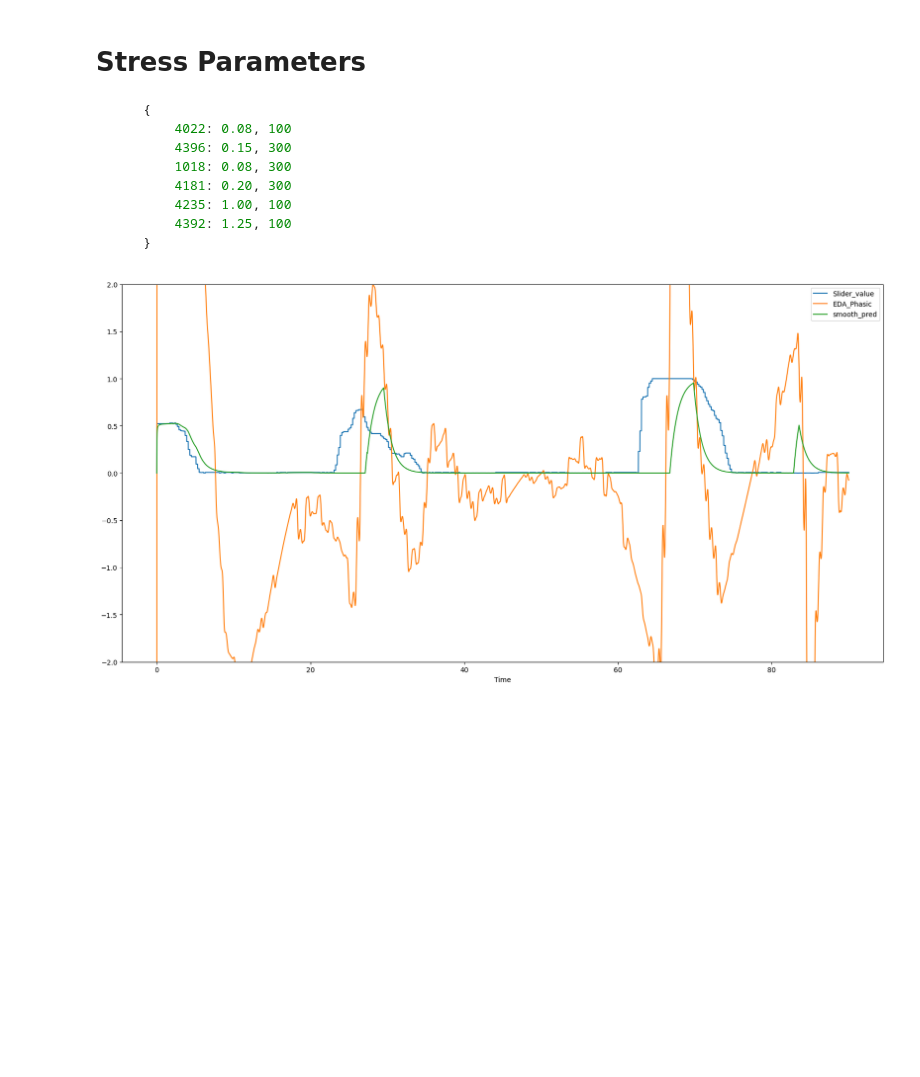
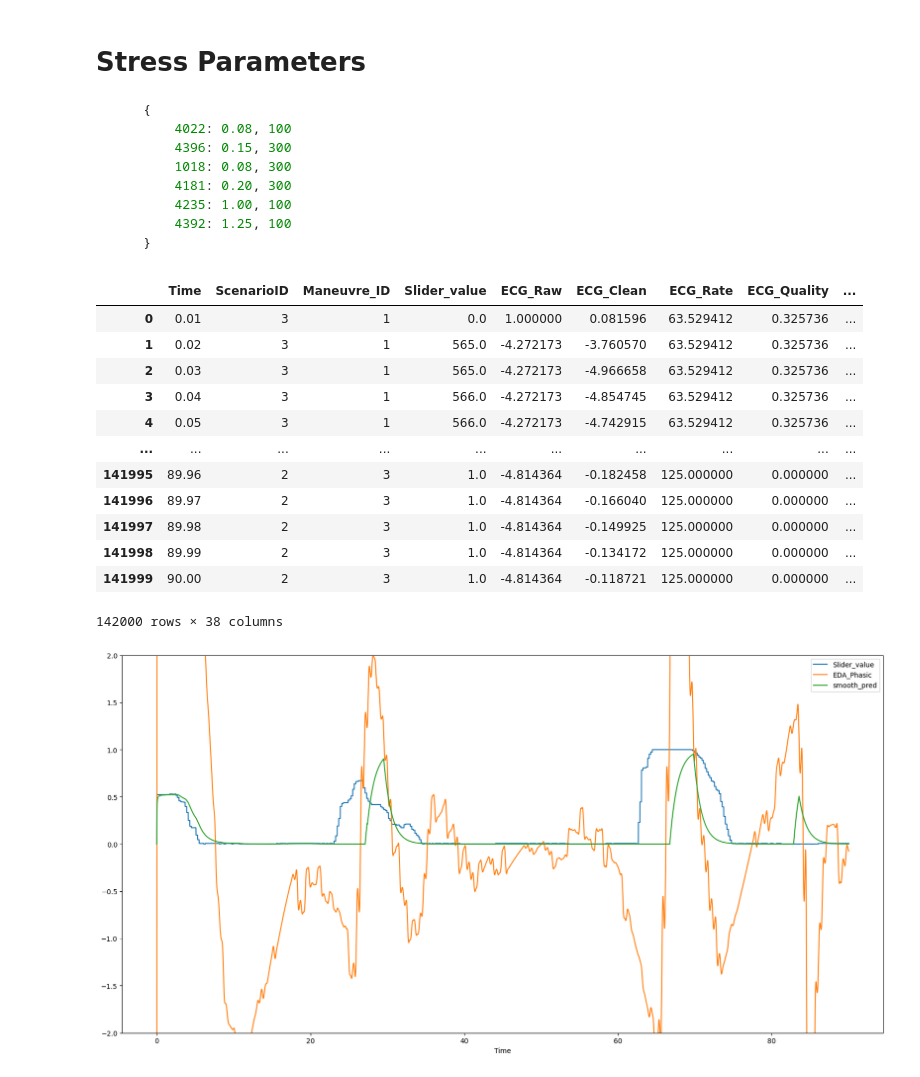
Before and after one commit to EU-TEACHING/teaching-automotive-demo, a Jupyter notebook: modeling.ipynb, the cells around one changed output. Saved outputs shown, nothing was run; the diff lists cells and outputs as text; code cells hidden in the pictures; blank space fills up the shorter version.

```diff
--- a/modeling.ipynb
+++ b/modeling.ipynb
@@ -85,9 +85,27 @@ import matplotlib.pyplot as plt
 
 subj_id = "4392"
 baseline_path = f"/raid/decaro/datasets/processed/AVLStudy/SUBJ_{subj_id}/SUBJ_{subj_id}_SCEN_00_MODE_FreeDriving.csv"
+all_path = f"/raid/decaro/datasets/processed/AVLStudy/SUBJ_{subj_id}/SUBJ_{subj_id}_ALL_SCENARIOS.csv"
 baseline = pd.read_csv(baseline_path)
 baseline["Slider_value"] /= 1024
+df = pd.read_csv(all_path)
 dataset = AVLDataset(subj_id, "all", ["EDA_Clean", "EDA_Tonic", "EDA_Phasic"], "baseline", True)
+# %%
+df
+# %% [output]
+|  | Time | ScenarioID | Maneuvre_ID | Slider_value | ECG_Raw | ECG_Clean | ECG_Rate | ECG_Quality | ... |
+| 0 | 0.01 | 3 | 1 | 0.0 | 1.000000 | 0.081596 | 63.529412 | 0.325736 | ... |
+| 1 | 0.02 | 3 | 1 | 565.0 | -4.272173 | -3.760570 | 63.529412 | 0.325736 | ... |
+| 2 | 0.03 | 3 | 1 | 565.0 | -4.272173 | -4.966658 | 63.529412 | 0.325736 | ... |
+| 3 | 0.04 | 3 | 1 | 566.0 | -4.272173 | -4.854745 | 63.529412 | 0.325736 | ... |
+| 4 | 0.05 | 3 | 1 | 566.0 | -4.272173 | -4.742915 | 63.529412 | 0.325736 | ... |
+| ... | ... | ... | ... | ... | ... | ... | ... | ... | ... |
+| 141995 | 89.96 | 2 | 3 | 1.0 | -4.814364 | -0.182458 | 125.000000 | 0.000000 | ... |
+| 141996 | 89.97 | 2 | 3 | 1.0 | -4.814364 | -0.166040 | 125.000000 | 0.000000 | ... |
+| 141997 | 89.98 | 2 | 3 | 1.0 | -4.814364 | -0.149925 | 125.000000 | 0.000000 | ... |
+| 141998 | 89.99 | 2 | 3 | 1.0 | -4.814364 | -0.134172 | 125.000000 | 0.000000 | ... |
+| 141999 | 90.00 | 2 | 3 | 1.0 | -4.814364 | -0.118721 | 125.000000 | 0.000000 | ... |
+142000 rows × 38 columns
 # %%
 for i in range(1, len(dataset) + 1):
    scenario_df = dataset.features[dataset.features["ScenarioID"] == i].reset_index(drop=True)
```
Also changed, not shown: 1 other file.
